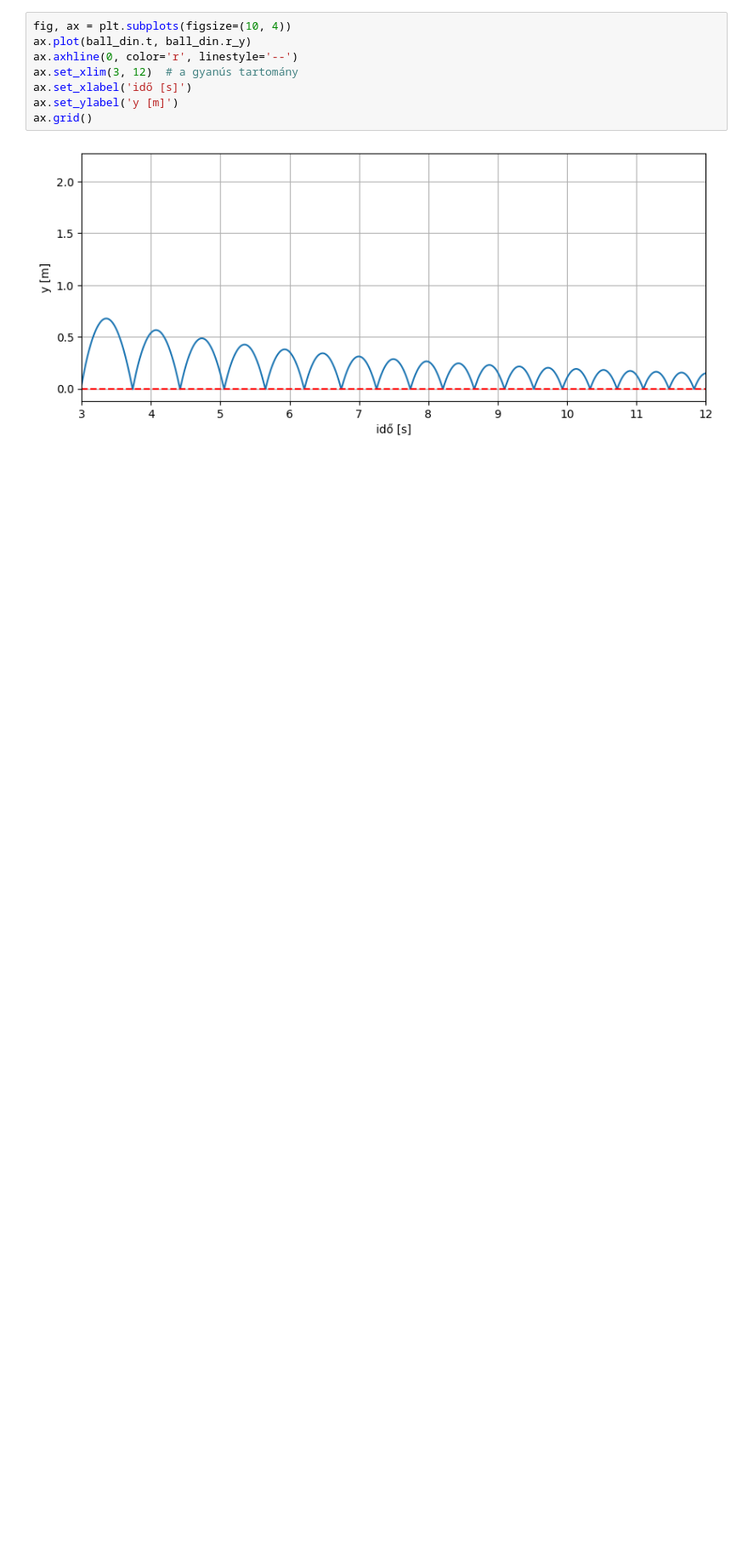
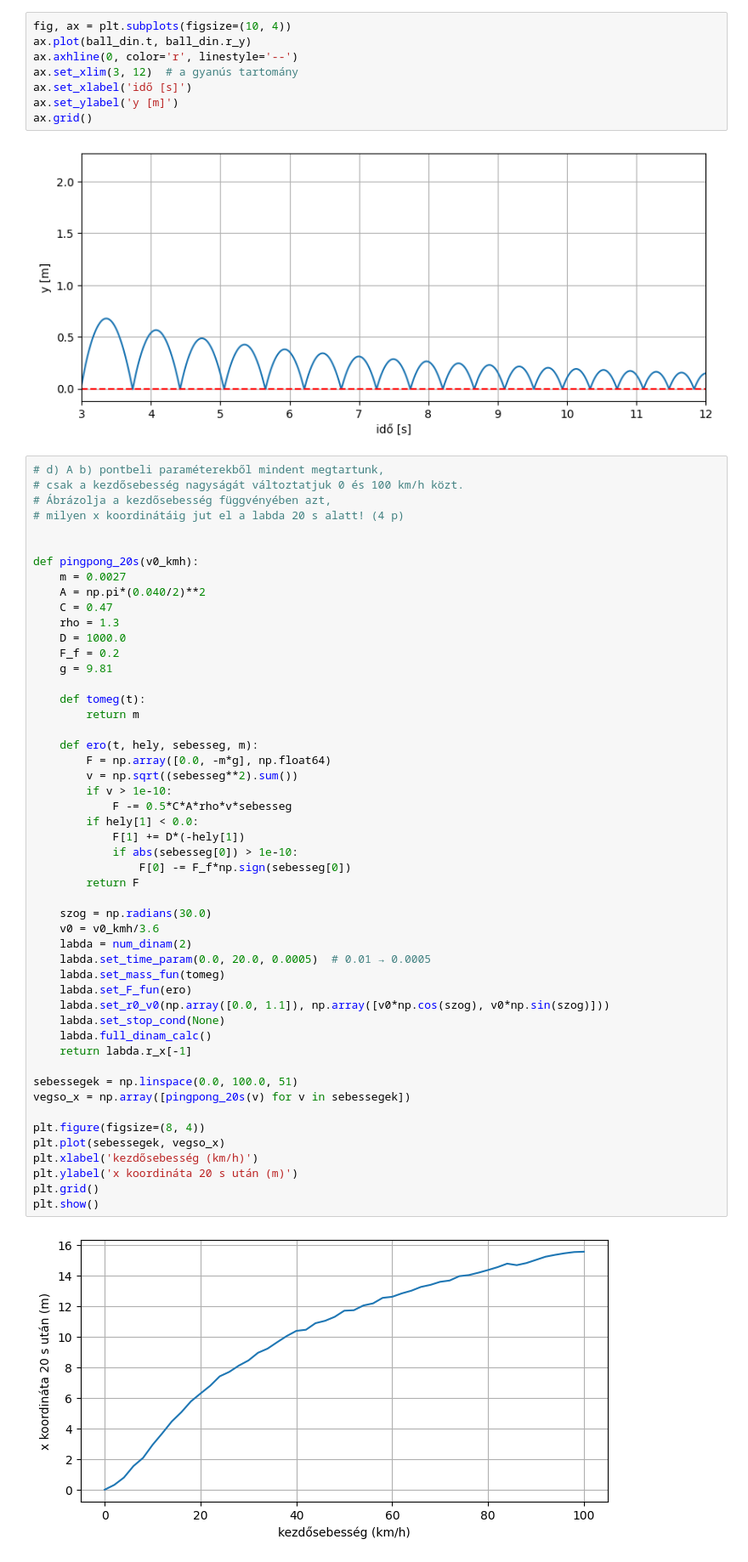
Before and after one commit to neuroben/fizika-geptermi, a Jupyter notebook: Gepterem-2026/Gyakorló/12_f_DIN-pattogos-labda.ipynb, the cells around one changed output. Shown at 85% size. Drawn from its saved outputs; the diff is of its cells as text; blank space fills up the shorter version.

```diff
--- a/Gepterem-2026/Gyakorló/12_f_DIN-pattogos-labda.ipynb
+++ b/Gepterem-2026/Gyakorló/12_f_DIN-pattogos-labda.ipynb
@@ -268,3 +268,55 @@ ax.set_ylabel('y [m]')
 ax.grid()
 # %% [output]
 [figure]
+# %%
+# d) A b) pontbeli paraméterekből mindent megtartunk,
+# csak a kezdősebesség nagyságát változtatjuk 0 és 100 km/h közt.
+# Ábrázolja a kezdősebesség függvényében azt,
+# milyen x koordinátáig jut el a labda 20 s alatt! (4 p)
+
+
+def pingpong_20s(v0_kmh):
+    m = 0.0027
+    A = np.pi*(0.040/2)**2
+    C = 0.47
+    rho = 1.3
+    D = 1000.0
+    F_f = 0.2
+    g = 9.81
+
+    def tomeg(t):
+        return m
+
+    def ero(t, hely, sebesseg, m):
+        F = np.array([0.0, -m*g], np.float64)
+        v = np.sqrt((sebesseg**2).sum())
+        if v > 1e-10:
+            F -= 0.5*C*A*rho*v*sebesseg
+        if hely[1] < 0.0:
+            F[1] += D*(-hely[1])
+            if abs(sebesseg[0]) > 1e-10:
+                F[0] -= F_f*np.sign(sebesseg[0])
+        return F
+
+    szog = np.radians(30.0)
+    v0 = v0_kmh/3.6
+    labda = num_dinam(2)
+    labda.set_time_param(0.0, 20.0, 0.0005)  # 0.01 → 0.0005
+    labda.set_mass_fun(tomeg)
+    labda.set_F_fun(ero)
+    labda.set_r0_v0(np.array([0.0, 1.1]), np.array([v0*np.cos(szog), v0*np.sin(szog)]))
+    labda.set_stop_cond(None)
+    labda.full_dinam_calc()
+    return labda.r_x[-1]
+
+sebessegek = np.linspace(0.0, 100.0, 51)
+vegso_x = np.array([pingpong_20s(v) for v in sebessegek])
+
+plt.figure(figsize=(8, 4))
+plt.plot(sebessegek, vegso_x)
+plt.xlabel('kezdősebesség (km/h)')
+plt.ylabel('x koordináta 20 s után (m)')
+plt.grid()
+plt.show()
+# %% [output]
+[figure, added]
```
Also changed, not shown: parts of 1 cell of this notebook, 29 other files.
